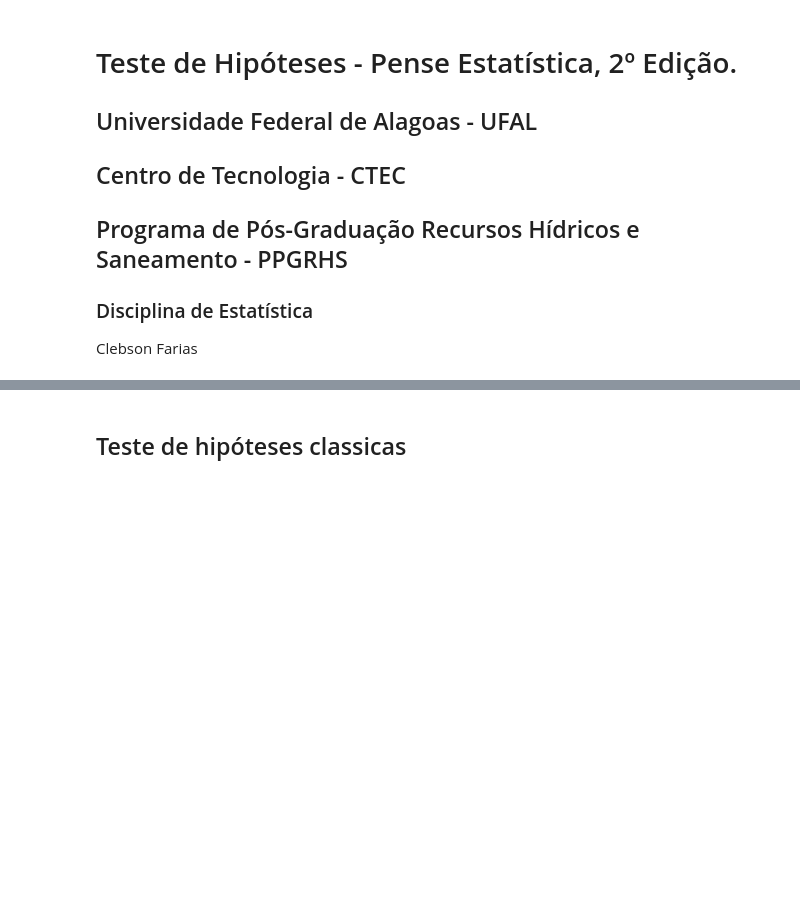
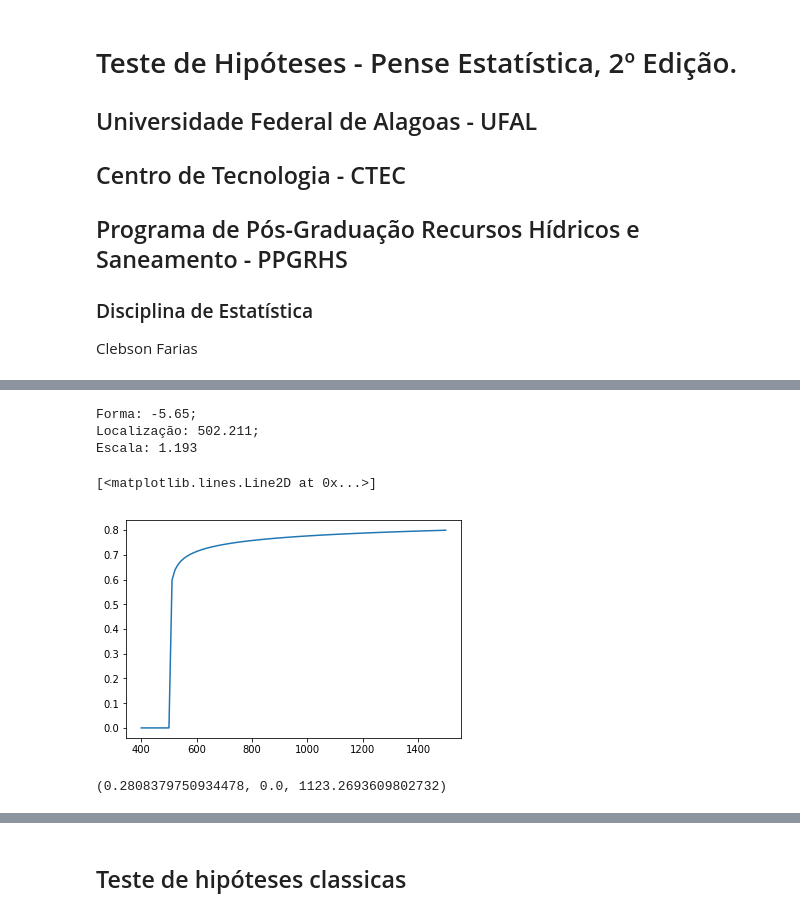
Before and after one commit to clebsonpy/ThinkStats2, a Jupyter notebook: code/Estatística/Cap9_Clebson.ipynb, the cells around one changed output, grey strips where cells are left out. Drawn from its saved outputs; the diff is of its cells as text; code cells hidden in the pictures; blank space fills up the shorter version.

```diff
--- a/code/Estatística/Cap9_Clebson.ipynb
+++ b/code/Estatística/Cap9_Clebson.ipynb
@@ -19,0 +79,22 @@ import thinkplot
+# %%
+fit = stats.genextreme.fit(peaks.values)
+print('Forma: {};\n\
+Localização: {};\n\
+Escala: {}'.format(round(fit[0], 3), round(fit[1], 3), round(fit[2], 3)))
+# %% [output]
+Forma: -5.65;
+Localização: 502.211;
+Escala: 1.193
+# %%
+rvs = stats.genextreme(fit[0], fit[1], fit[2])
+xs2 = np.linspace(400, 1500, 100)
+ys2 = rvs.cdf(xs2)
+plt.plot(xs2, ys2)
+# %% [output]
+[<matplotlib.lines.Line2D at 0x...>]
+[figure, added]
+# %%
+shape, loc, scale = stats.lognorm.fit(data_mean, floc=0)
+shape, loc, scale
+# %% [output]
+(0.2808379750934478, 0.0, 1123.2693609802732)
```
Also changed, not shown: parts of 30 cells of this notebook, 3 other files.
